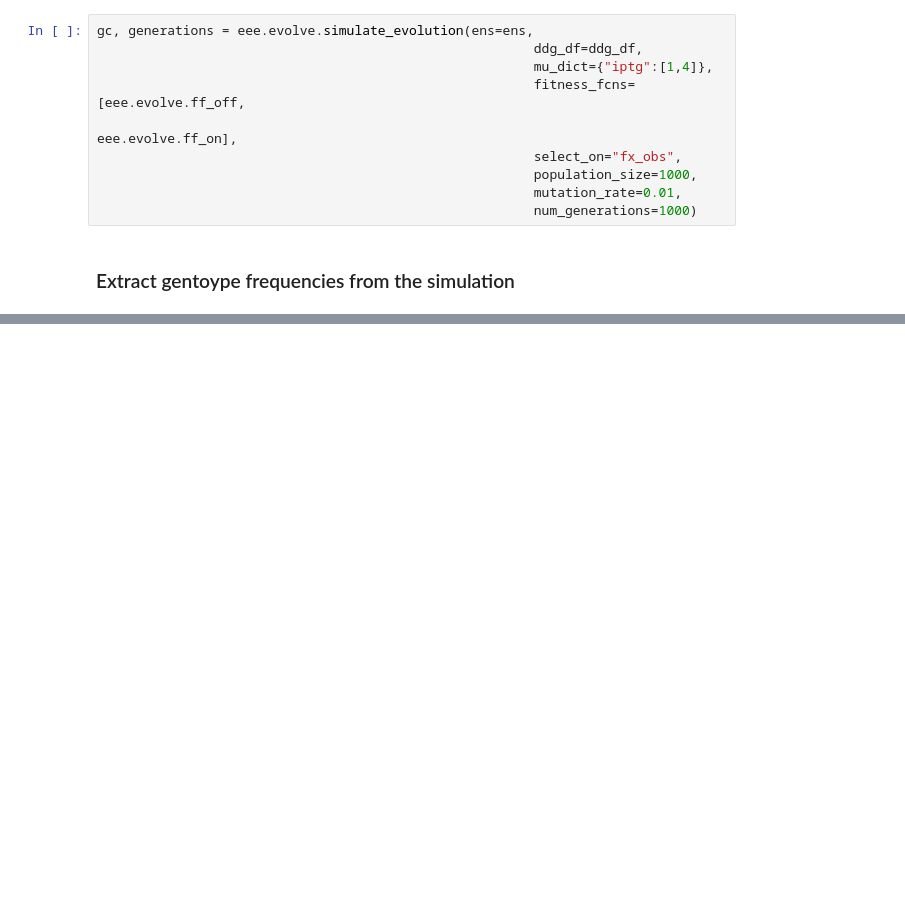
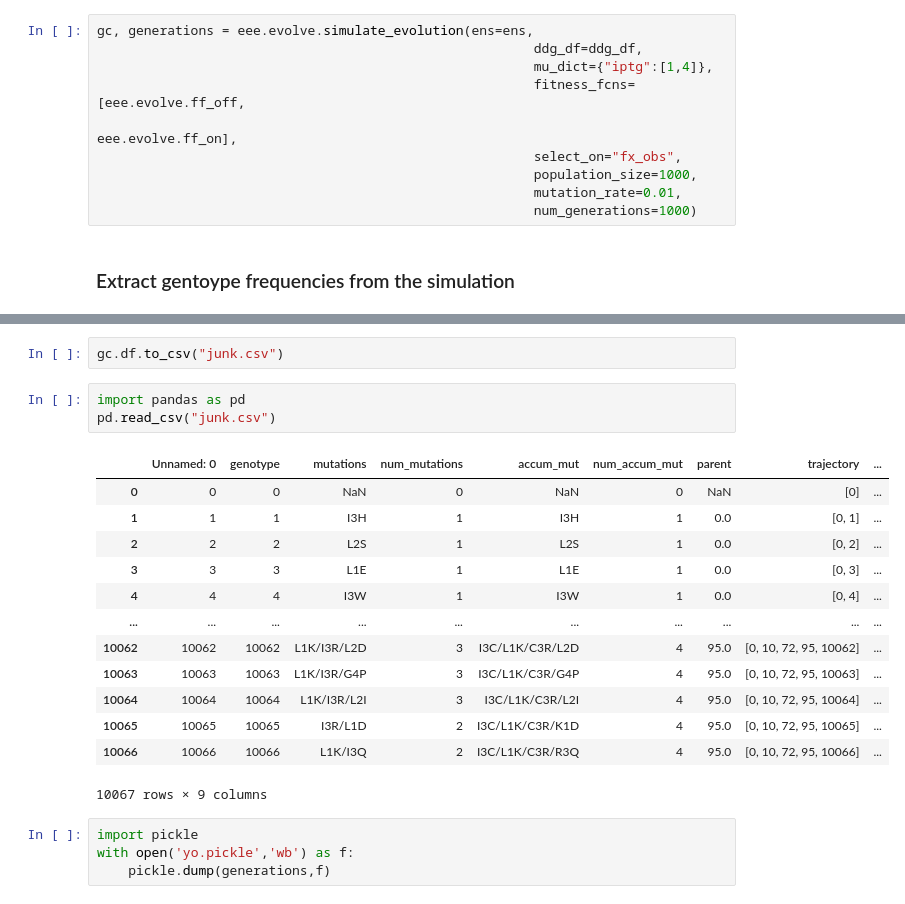
Before and after one commit to harmsm/eee, a Jupyter notebook: example/run_wright_fisher_simulation.ipynb, the cells around one changed output, grey strips where cells are left out. Saved outputs shown, nothing was run; the diff lists cells and outputs as text; blank space fills up the shorter version.

Commit message:
wright_fisher now writes out generations

```diff
--- a/example/run_wright_fisher_simulation.ipynb
+++ b/example/run_wright_fisher_simulation.ipynb
@@ -132,0 +173,23 @@ None
+# %%
+gc.df.to_csv("junk.csv")
+# %%
+import pandas as pd
+pd.read_csv("junk.csv")
+# %% [output]
+|  | Unnamed: 0 | genotype | mutations | num_mutations | accum_mut | num_accum_mut | parent | trajectory | ... |
+| 0 | 0 | 0 | NaN | 0 | NaN | 0 | NaN | [0] | ... |
+| 1 | 1 | 1 | I3H | 1 | I3H | 1 | 0.0 | [0, 1] | ... |
+| 2 | 2 | 2 | L2S | 1 | L2S | 1 | 0.0 | [0, 2] | ... |
+| 3 | 3 | 3 | L1E | 1 | L1E | 1 | 0.0 | [0, 3] | ... |
+| 4 | 4 | 4 | I3W | 1 | I3W | 1 | 0.0 | [0, 4] | ... |
+| ... | ... | ... | ... | ... | ... | ... | ... | ... | ... |
+| 10062 | 10062 | 10062 | L1K/I3R/L2D | 3 | I3C/L1K/C3R/L2D | 4 | 95.0 | [0, 10, 72, 95, 10062] | ... |
+| 10063 | 10063 | 10063 | L1K/I3R/G4P | 3 | I3C/L1K/C3R/G4P | 4 | 95.0 | [0, 10, 72, 95, 10063] | ... |
+| 10064 | 10064 | 10064 | L1K/I3R/L2I | 3 | I3C/L1K/C3R/L2I | 4 | 95.0 | [0, 10, 72, 95, 10064] | ... |
+| 10065 | 10065 | 10065 | I3R/L1D | 2 | I3C/L1K/C3R/K1D | 4 | 95.0 | [0, 10, 72, 95, 10065] | ... |
+| 10066 | 10066 | 10066 | L1K/I3Q | 2 | I3C/L1K/C3R/R3Q | 4 | 95.0 | [0, 10, 72, 95, 10066] | ... |
+10067 rows × 9 columns
+# %%
+import pickle
+with open('yo.pickle','wb') as f:
+    pickle.dump(generations,f)
```
Also changed, not shown: parts of 6 cells of this notebook, 10 other files.
